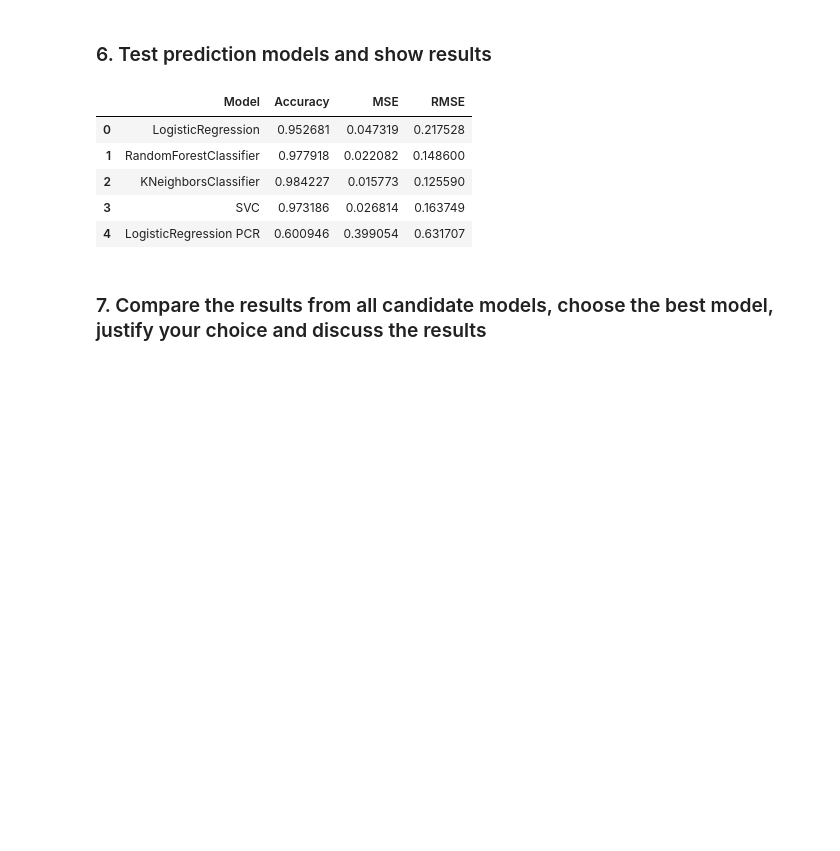
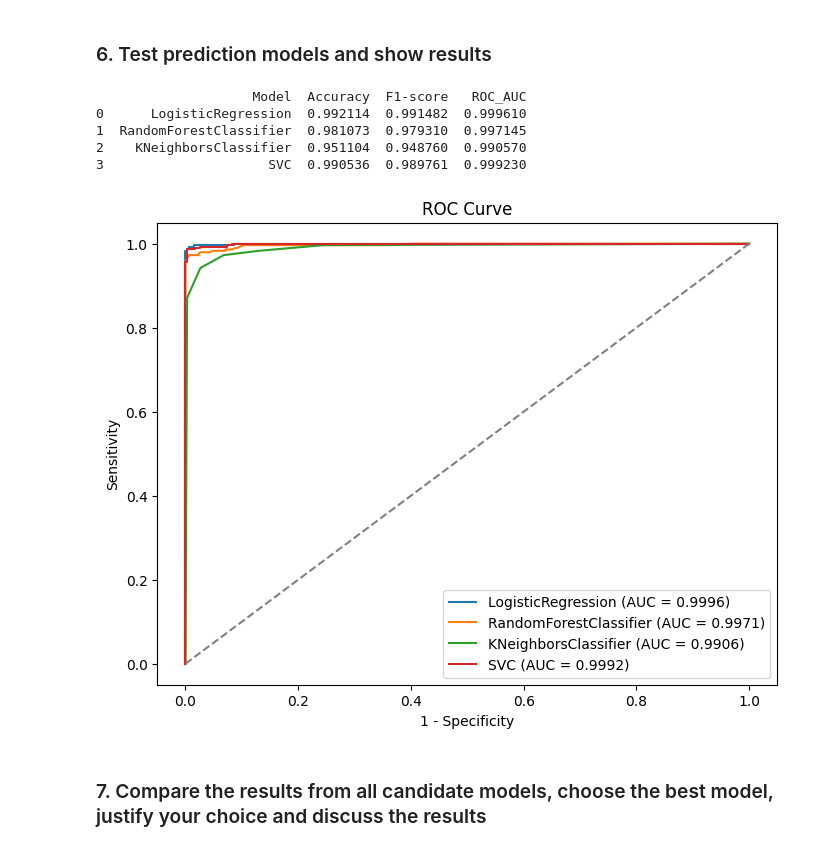
Before and after one commit to secary/compsci7306, a Jupyter notebook: mbd_a1/a1942340_dongjuma_assign1.ipynb, the cells around one changed output. Saved outputs shown, nothing was run; the diff lists cells and outputs as text; code cells hidden in the pictures; blank space fills up the shorter version.

```diff
--- a/mbd_a1/a1942340_dongjuma_assign1.ipynb
+++ b/mbd_a1/a1942340_dongjuma_assign1.ipynb
@@ -329,0 +354,2 @@ LogisticRegression()
+# %%
+training_models(models, rfe_n_features=15)
@@ -329,0 +362,2 @@ LogisticRegression()
+# %%
+training_models(models, rfe_n_features=20)
@@ -329,0 +370,2 @@ LogisticRegression()
+# %%
+training_models(models)
@@ -330,32 +378,51 @@ LogisticRegression()
 # %% [markdown]
 ### 6. Test prediction models and show results
-# %%
-test = []
-
-for model in models:
-    model.fit(x_train_selected, y_train)
-    y_pred = model.predict(x_test_selected)
-    accuracy = accuracy_score(y_test, y_pred)
-    mse = mean_squared_error(y_test, y_pred)
-    test.append([model.__class__.__name__, accuracy, mse])
-
-log.fit(x_train_pca, y_train)
-y_pred_pcr = log.predict(x_test_pca)
-accuracy_pcr = accuracy_score(y_test, y_pred_pcr)
-mse_pcr = mean_squared_error(y_test, y_pred_pcr)
-test.append([log.__class__.__name__ + " PCR", accuracy_pcr, mse_pcr])
-
-# Create a DataFrame to display tests
-test_df = pd.DataFrame(test, columns=['Model', 'Accuracy', 'MSE'])
-test_df['RMSE'] = np.sqrt(test_df['MSE'])
-test_df
-# %% [output]
-|  | Model | Accuracy | MSE | RMSE |
-| 0 | LogisticRegression | 0.952681 | 0.047319 | 0.217528 |
-| 1 | RandomForestClassifier | 0.977918 | 0.022082 | 0.148600 |
-| 2 | KNeighborsClassifier | 0.984227 | 0.015773 | 0.125590 |
-| 3 | SVC | 0.973186 | 0.026814 | 0.163749 |
-| 4 | LogisticRegression PCR | 0.600946 | 0.399054 | 0.631707 |
+# %%
+def testing_models(models: list) -> pd.DataFrame:
+    results = []
+    for model in models:
+        model.fit(x_train, y_train)
+        y_pred = model.predict(x_test)
+
+        model_name = model.__class__.__name__
+        accuracy = accuracy_score(y_pred=y_pred, y_true=y_test)
+        f1 = f1_score(y_pred=y_pred, y_true=y_test)
+        y_proba = model.predict_proba(x_test)[:, 1]  # 计算 ROC-AUC
+        roc_auc = roc_auc_score(y_test, y_proba)
+
+        results.append({
+            'Model': model_name,
+            'Accuracy': accuracy,
+            'F1-score': f1,
+            'ROC_AUC': roc_auc
+        })
+
+    return pd.DataFrame(results)
+
+print(testing_models(models))
+# %% [output]
+                    Model  Accuracy  F1-score   ROC_AUC
+0      LogisticRegression  0.992114  0.991482  0.999610
+1  RandomForestClassifier  0.981073  0.979310  0.997145
+2    KNeighborsClassifier  0.951104  0.948760  0.990570
+3                     SVC  0.990536  0.989761  0.999230
+# %%
+plt.figure(figsize=(8, 6))
+
+for model in models:
+    y_scores = model.decision_function(x_test) if hasattr(model, "decision_function") else model.predict_proba(x_test)[:, 1]
+    fpr, tpr, _ = roc_curve(y_test, y_scores)
+    auc_score = auc(fpr, tpr)
+    plt.plot(fpr, tpr, label=f"{model.__class__.__name__} (AUC = {auc_score:.4f})")
+
+plt.plot([0, 1], [0, 1], linestyle="--", color="gray")
+plt.xlabel("1 - Specificity")
+plt.ylabel("Sensitivity")
+plt.title("ROC Curve")
+plt.legend()
+plt.show()
+# %% [output]
+[figure, added]
 # %% [markdown]
 ### 7. Compare the results from all candidate models, choose the best model, justify your choice and discuss the results
 # %% [markdown]
```
Also changed, not shown: parts of 30 cells of this notebook.
